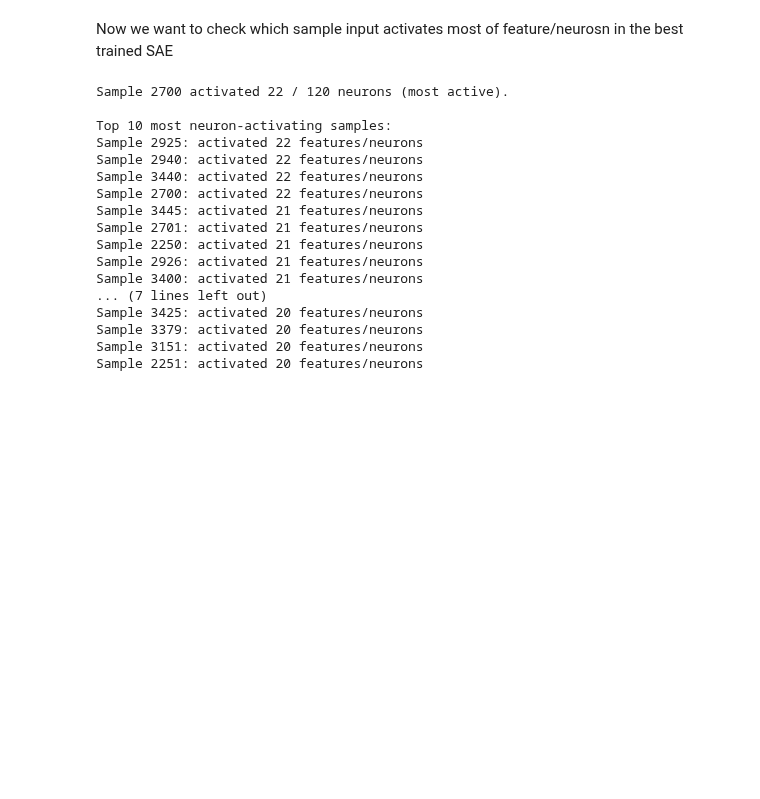
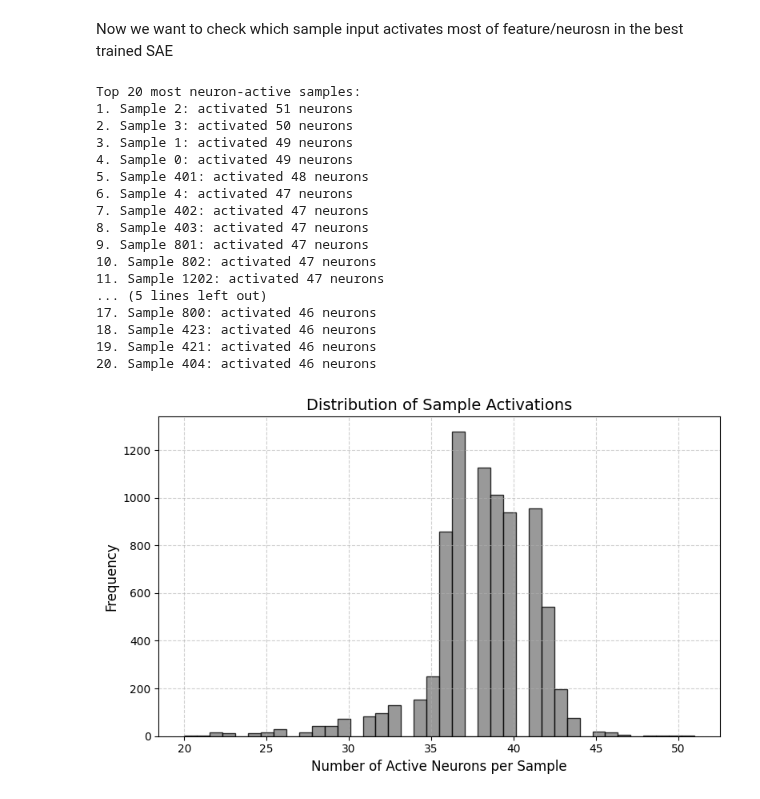
Before and after one commit to Anshu00027/SAE-for-PINNs, a Jupyter notebook: SAE-for-Taylor-Green-Vortex-PINNs.ipynb, the cells around one changed output. Drawn from its saved outputs; the diff is of its cells as text; code cells hidden in the pictures; blank space fills up the shorter version.

```diff
--- a/SAE-for-Taylor-Green-Vortex-PINNs.ipynb
+++ b/SAE-for-Taylor-Green-Vortex-PINNs.ipynb
@@ -412,35 +500,44 @@ Neuron 102: active in 177 / 3475 samples
 # %% [markdown]
 Now we want to check which sample input activates most of feature/neurosn in the best trained SAE
-# %%
-sample_activity_counts = np.sum(active_matrix, axis=1)
-# axix 1 means count how many neurons are active for a sample
-
-# Find the sample(s) that activated the most neurons
-most_active_sample_idx = np.argmax(sample_activity_counts)
-most_active_count = sample_activity_counts[most_active_sample_idx]
-
-print(f"\nSample {most_active_sample_idx} activated {most_active_count} / {num_neurons} neurons (most active).")
-
-# Display top most activating samples
-top_samples = np.argsort(-sample_activity_counts)[:20]
-print("\nTop 10 most neuron-activating samples:")
-for idx in top_samples:
-    print(f"Sample {idx}: activated {sample_activity_counts[idx]} features/neurons")
-# %% [output]
-Sample 2700 activated 22 / 120 neurons (most active).
-
-Top 10 most neuron-activating samples:
-Sample 2925: activated 22 features/neurons
-Sample 2940: activated 22 features/neurons
-Sample 3440: activated 22 features/neurons
-Sample 2700: activated 22 features/neurons
-Sample 3445: activated 21 features/neurons
-Sample 2701: activated 21 features/neurons
-Sample 2250: activated 21 features/neurons
-Sample 2926: activated 21 features/neurons
-Sample 3400: activated 21 features/neurons
-... (7 lines left out)
-Sample 3425: activated 20 features/neurons
-Sample 3379: activated 20 features/neurons
-Sample 3151: activated 20 features/neurons
-Sample 2251: activated 20 features/neurons
+# %%
+sample_activity_counts = np.sum(active_mask, axis=1)  # shape: (N_dense,)
+
+# Sort samples by number of active neurons
+top_k = 20  # or any number you want
+top_indices = np.argsort(-sample_activity_counts)[:top_k]
+
+print(f"\nTop {top_k} most neuron-active samples:")
+for i, idx in enumerate(top_indices):
+    print(f"{i+1}. Sample {idx}: activated {sample_activity_counts[idx]} neurons")
+
+
+# ----------------------------------------------------
+# Step 8: Visualize how many neurons each sample activates
+# ----------------------------------------------------
+plt.figure(figsize=(8, 5))
+plt.hist(sample_activity_counts, bins=40, color='gray', edgecolor='black', alpha=0.8)
+plt.xlabel("Number of Active Neurons per Sample", fontsize=12)
+plt.ylabel("Frequency", fontsize=12)
+plt.title("Distribution of Sample Activations", fontsize=14)
+plt.grid(True, linestyle='--', alpha=0.6)
+plt.tight_layout()
+plt.show()
+# %% [output]
+Top 20 most neuron-active samples:
+1. Sample 2: activated 51 neurons
+2. Sample 3: activated 50 neurons
+3. Sample 1: activated 49 neurons
+4. Sample 0: activated 49 neurons
+5. Sample 401: activated 48 neurons
+6. Sample 4: activated 47 neurons
+7. Sample 402: activated 47 neurons
+8. Sample 403: activated 47 neurons
+9. Sample 801: activated 47 neurons
+10. Sample 802: activated 47 neurons
+11. Sample 1202: activated 47 neurons
+... (5 lines left out)
+17. Sample 800: activated 46 neurons
+18. Sample 423: activated 46 neurons
+19. Sample 421: activated 46 neurons
+20. Sample 404: activated 46 neurons
+[figure, added]
```
Also changed, not shown: parts of 16 cells of this notebook.
